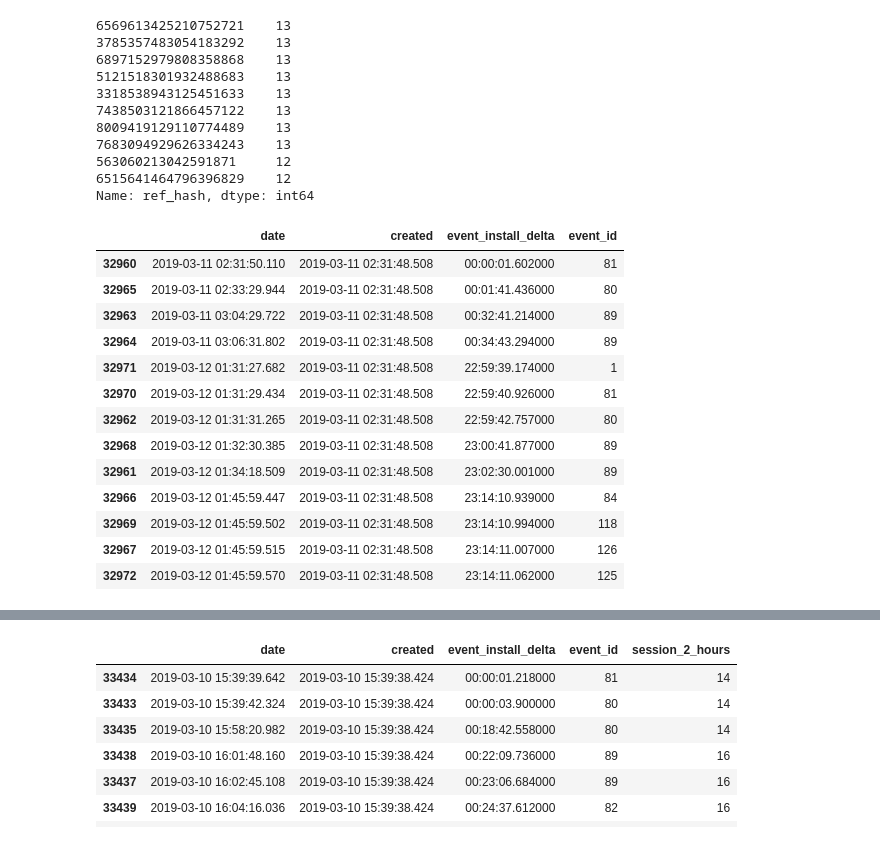
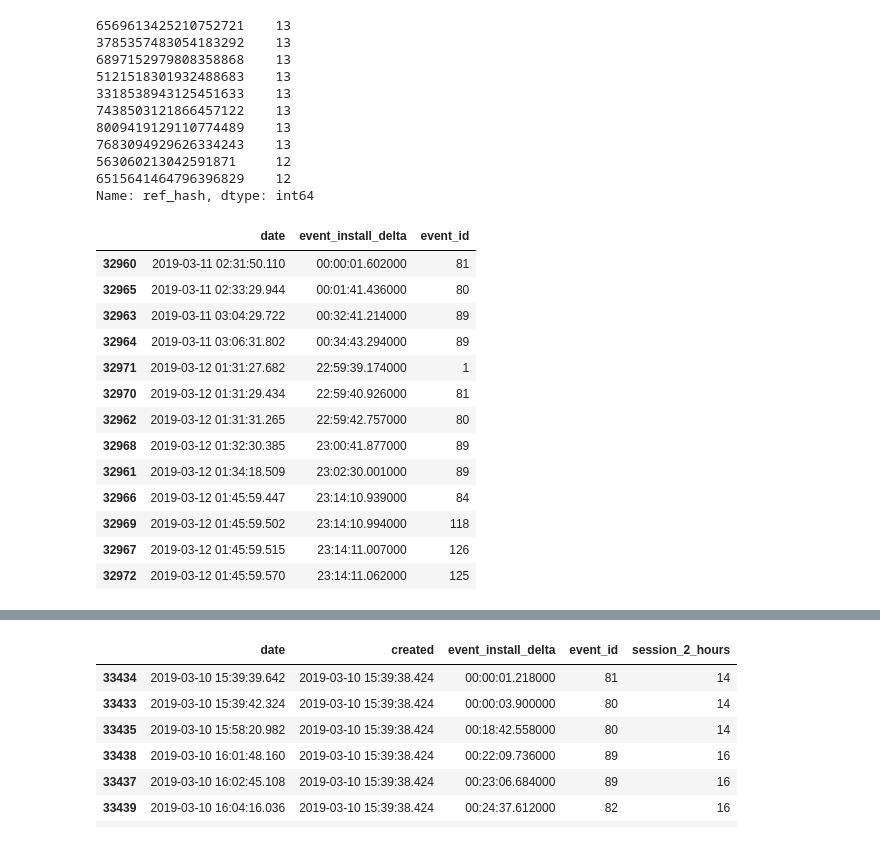
Before and after one commit to MartinRosasSommer/Datos2019, a Jupyter notebook: eventos comportamiento app usuario.ipynb, the cells around one changed output, grey strips where cells are left out. Cells and saved outputs as stored; diff of their text form; code cells hidden in the pictures.

```diff
--- a/eventos comportamiento app usuario.ipynb
+++ b/eventos comportamiento app usuario.ipynb
@@ -397,24 +467,25 @@ app_7["ref_hash"].value_counts()[120:130]
 6515641464796396829    12
 Name: ref_hash, dtype: int64
 # %%
+
 #caso 6569613425210752721
 #hay secuencias de eventos uqe se repiten
-app_7[app_7["ref_hash"] == 6569613425210752721][["date", "created", "event_install_delta", "event_id"]].sort_values(by="date")
+app_7[app_7["ref_hash"] == 6569613425210752721][["date", "event_install_delta", "event_id"]].sort_values(by="date")
 # %% [output]
-|  | date | created | event_install_delta | event_id |
-| 32960 | 2019-03-11 02:31:50.110 | 2019-03-11 02:31:48.508 | 00:00:01.602000 | 81 |
-| 32965 | 2019-03-11 02:33:29.944 | 2019-03-11 02:31:48.508 | 00:01:41.436000 | 80 |
-| 32963 | 2019-03-11 03:04:29.722 | 2019-03-11 02:31:48.508 | 00:32:41.214000 | 89 |
-| 32964 | 2019-03-11 03:06:31.802 | 2019-03-11 02:31:48.508 | 00:34:43.294000 | 89 |
-| 32971 | 2019-03-12 01:31:27.682 | 2019-03-11 02:31:48.508 | 22:59:39.174000 | 1 |
-| 32970 | 2019-03-12 01:31:29.434 | 2019-03-11 02:31:48.508 | 22:59:40.926000 | 81 |
-| 32962 | 2019-03-12 01:31:31.265 | 2019-03-11 02:31:48.508 | 22:59:42.757000 | 80 |
-| 32968 | 2019-03-12 01:32:30.385 | 2019-03-11 02:31:48.508 | 23:00:41.877000 | 89 |
-| 32961 | 2019-03-12 01:34:18.509 | 2019-03-11 02:31:48.508 | 23:02:30.001000 | 89 |
-| 32966 | 2019-03-12 01:45:59.447 | 2019-03-11 02:31:48.508 | 23:14:10.939000 | 84 |
-| 32969 | 2019-03-12 01:45:59.502 | 2019-03-11 02:31:48.508 | 23:14:10.994000 | 118 |
-| 32967 | 2019-03-12 01:45:59.515 | 2019-03-11 02:31:48.508 | 23:14:11.007000 | 126 |
-| 32972 | 2019-03-12 01:45:59.570 | 2019-03-11 02:31:48.508 | 23:14:11.062000 | 125 |
+|  | date | event_install_delta | event_id |
+| 32960 | 2019-03-11 02:31:50.110 | 00:00:01.602000 | 81 |
+| 32965 | 2019-03-11 02:33:29.944 | 00:01:41.436000 | 80 |
+| 32963 | 2019-03-11 03:04:29.722 | 00:32:41.214000 | 89 |
+| 32964 | 2019-03-11 03:06:31.802 | 00:34:43.294000 | 89 |
+| 32971 | 2019-03-12 01:31:27.682 | 22:59:39.174000 | 1 |
+| 32970 | 2019-03-12 01:31:29.434 | 22:59:40.926000 | 81 |
+| 32962 | 2019-03-12 01:31:31.265 | 22:59:42.757000 | 80 |
+| 32968 | 2019-03-12 01:32:30.385 | 23:00:41.877000 | 89 |
+| 32961 | 2019-03-12 01:34:18.509 | 23:02:30.001000 | 89 |
+| 32966 | 2019-03-12 01:45:59.447 | 23:14:10.939000 | 84 |
+| 32969 | 2019-03-12 01:45:59.502 | 23:14:10.994000 | 118 |
+| 32967 | 2019-03-12 01:45:59.515 | 23:14:11.007000 | 126 |
+| 32972 | 2019-03-12 01:45:59.570 | 23:14:11.062000 | 125 |
 # %%
 #si agrupamos por tiempo como si fueran SESIONES podemos ver que hubieron varias
 app_7["session_2_hours"] = pd.to_datetime(app_7["date"]).dt.floor('120T').dt.hour
```
Also changed, not shown: parts of 27 cells of this notebook.
